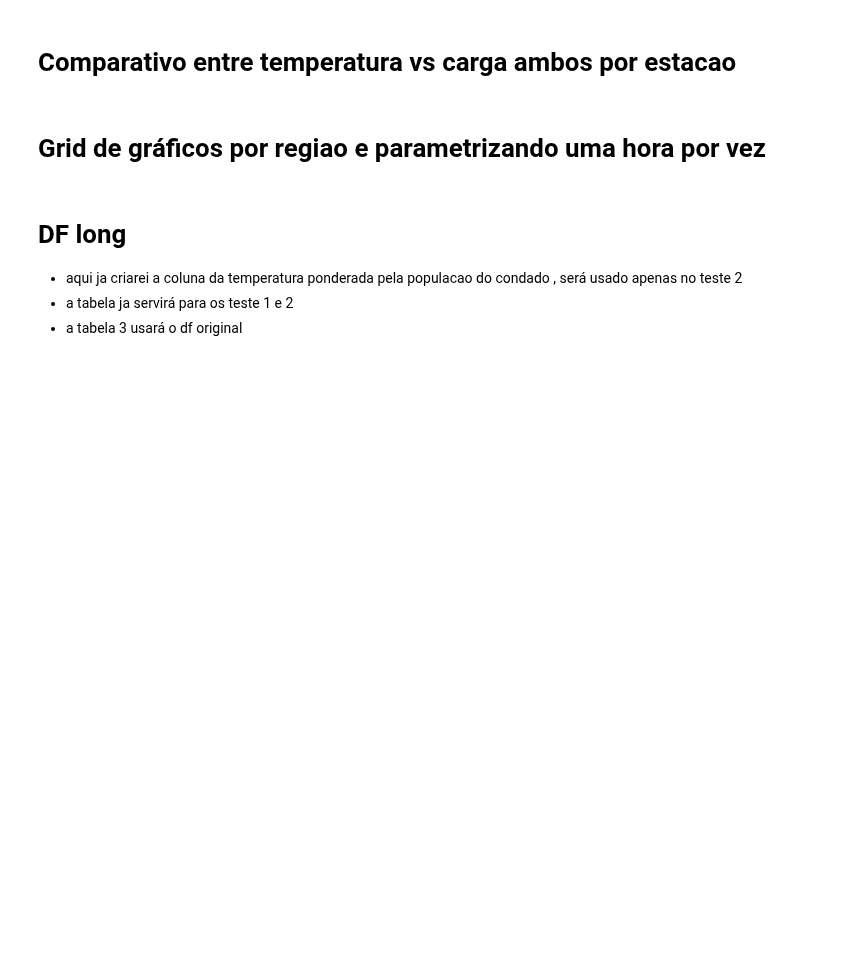
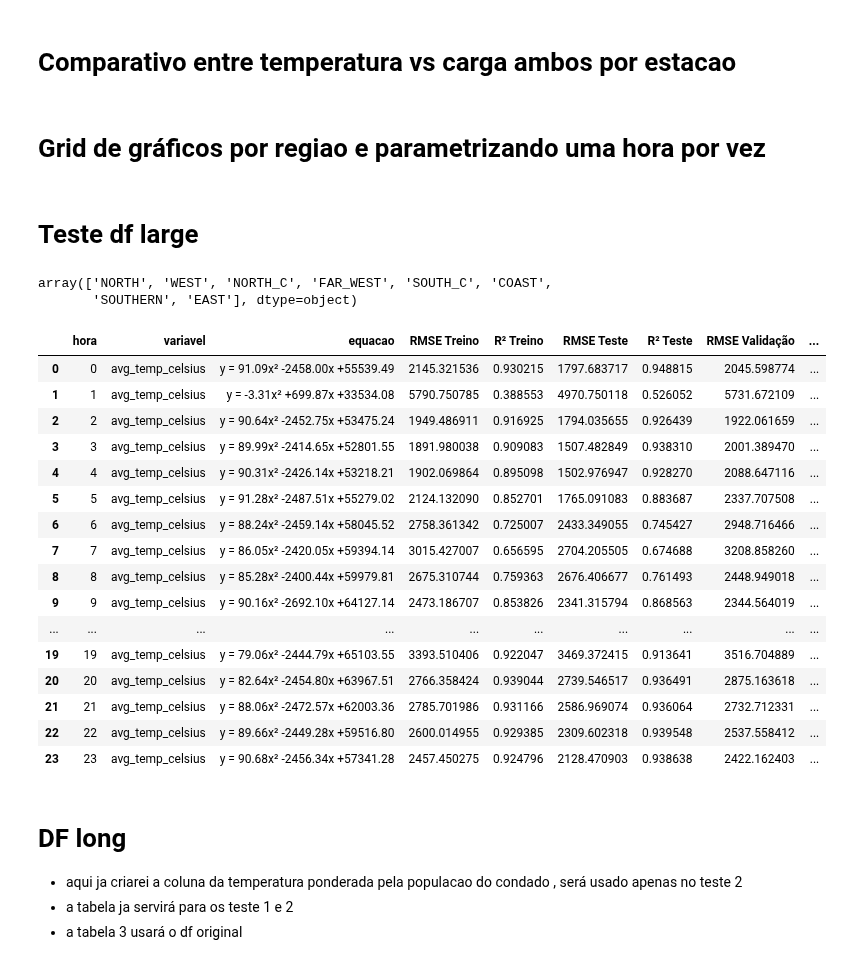
Before and after one commit to jrodrigotico/serena-tcc, a Jupyter notebook: debug_modelo.ipynb, the cells around one changed output. Saved outputs shown, nothing was run; the diff lists cells and outputs as text; code cells hidden in the pictures; blank space fills up the shorter version.

Commit message:
evoluindo bem no melt, falta incluir a população e a media temp, arrumar merge

```diff
--- a/debug_modelo.ipynb
+++ b/debug_modelo.ipynb
@@ -204,6 +237,34 @@ df = df[(df['publish_time_utc_carga'].dt.time == hora)]
 # Grid de gráficos por regiao e parametrizando uma hora por vez
 # %%
 # grid_graficos(df= df, hour=0, weekday= 1)
+# %% [markdown]
+# Teste df large
+# %%
+pop_texas['WEATHER_ZONE'].unique()
+# %% [output]
+array(['NORTH', 'WEST', 'NORTH_C', 'FAR_WEST', 'SOUTH_C', 'COAST',
+       'SOUTHERN', 'EAST'], dtype=object)
+# %%
+tabela1 = modelo_estado_temp_media(df)
+tabela1
+# %% [output]
+|  | hora | variavel | equacao | RMSE Treino | R² Treino | RMSE Teste | R² Teste | RMSE Validação | ... |
+| 0 | 0 | avg_temp_celsius | y = 91.09x² -2458.00x +55539.49 | 2145.321536 | 0.930215 | 1797.683717 | 0.948815 | 2045.598774 | ... |
+| 1 | 1 | avg_temp_celsius | y = -3.31x² +699.87x +33534.08 | 5790.750785 | 0.388553 | 4970.750118 | 0.526052 | 5731.672109 | ... |
+| 2 | 2 | avg_temp_celsius | y = 90.64x² -2452.75x +53475.24 | 1949.486911 | 0.916925 | 1794.035655 | 0.926439 | 1922.061659 | ... |
+| 3 | 3 | avg_temp_celsius | y = 89.99x² -2414.65x +52801.55 | 1891.980038 | 0.909083 | 1507.482849 | 0.938310 | 2001.389470 | ... |
+| 4 | 4 | avg_temp_celsius | y = 90.31x² -2426.14x +53218.21 | 1902.069864 | 0.895098 | 1502.976947 | 0.928270 | 2088.647116 | ... |
+| 5 | 5 | avg_temp_celsius | y = 91.28x² -2487.51x +55279.02 | 2124.132090 | 0.852701 | 1765.091083 | 0.883687 | 2337.707508 | ... |
+| 6 | 6 | avg_temp_celsius | y = 88.24x² -2459.14x +58045.52 | 2758.361342 | 0.725007 | 2433.349055 | 0.745427 | 2948.716466 | ... |
+| 7 | 7 | avg_temp_celsius | y = 86.05x² -2420.05x +59394.14 | 3015.427007 | 0.656595 | 2704.205505 | 0.674688 | 3208.858260 | ... |
+| 8 | 8 | avg_temp_celsius | y = 85.28x² -2400.44x +59979.81 | 2675.310744 | 0.759363 | 2676.406677 | 0.761493 | 2448.949018 | ... |
+| 9 | 9 | avg_temp_celsius | y = 90.16x² -2692.10x +64127.14 | 2473.186707 | 0.853826 | 2341.315794 | 0.868563 | 2344.564019 | ... |
+| ... | ... | ... | ... | ... | ... | ... | ... | ... | ... |
+| 19 | 19 | avg_temp_celsius | y = 79.06x² -2444.79x +65103.55 | 3393.510406 | 0.922047 | 3469.372415 | 0.913641 | 3516.704889 | ... |
+| 20 | 20 | avg_temp_celsius | y = 82.64x² -2454.80x +63967.51 | 2766.358424 | 0.939044 | 2739.546517 | 0.936491 | 2875.163618 | ... |
+| 21 | 21 | avg_temp_celsius | y = 88.06x² -2472.57x +62003.36 | 2785.701986 | 0.931166 | 2586.969074 | 0.936064 | 2732.712331 | ... |
+| 22 | 22 | avg_temp_celsius | y = 89.66x² -2449.28x +59516.80 | 2600.014955 | 0.929385 | 2309.602318 | 0.939548 | 2537.558412 | ... |
+| 23 | 23 | avg_temp_celsius | y = 90.68x² -2456.34x +57341.28 | 2457.450275 | 0.924796 | 2128.470903 | 0.938638 | 2422.162403 | ... |
 # %% [markdown]
 # DF long
 - aqui ja criarei a coluna da temperatura ponderada pela populacao do condado , será usado apenas no teste 2
```
Also changed, not shown: parts of 8 cells of this notebook, 1 other file.
